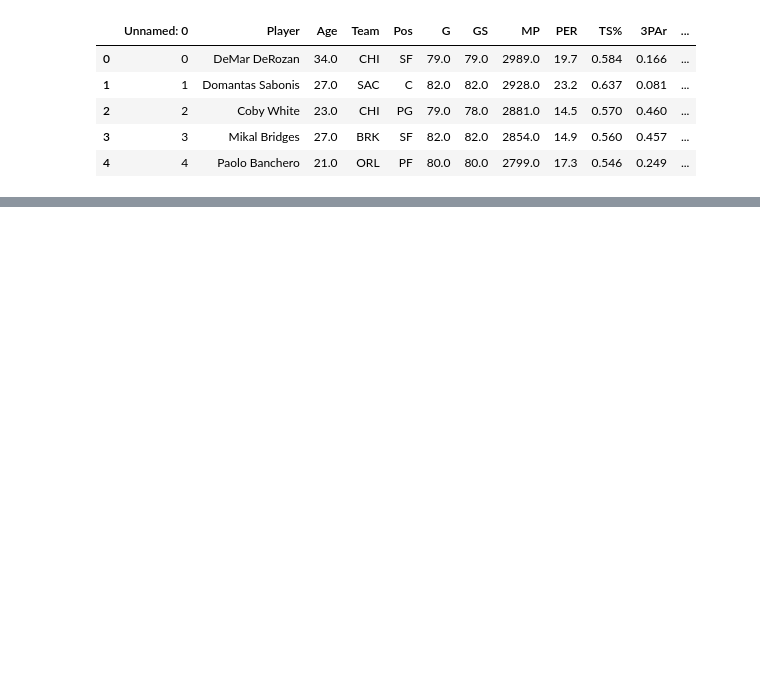
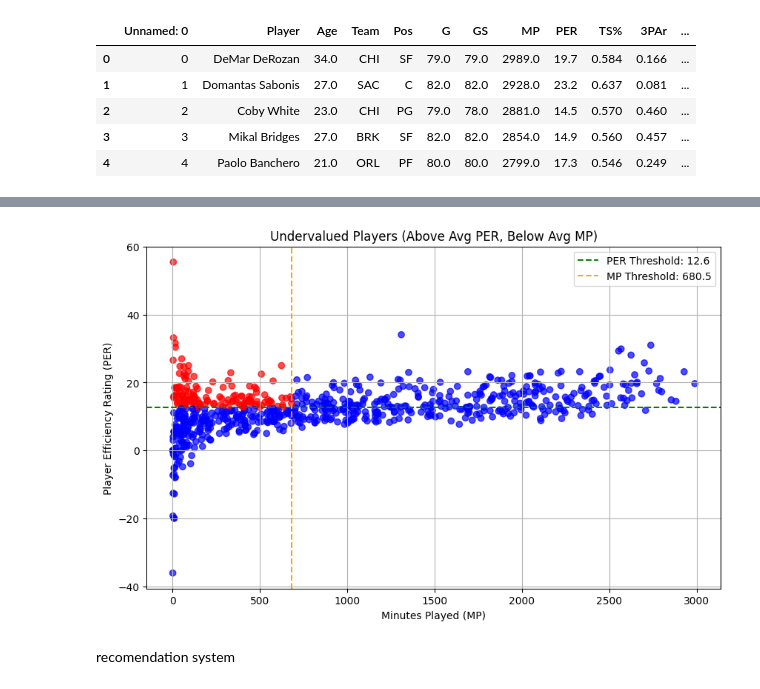
Before and after one commit to patience275/nba, a Jupyter notebook: wnba_2.ipynb, the cells around one changed output, grey strips where cells are left out. Saved outputs shown, nothing was run; the diff lists cells and outputs as text; code cells hidden in the pictures; blank space fills up the shorter version.

```diff
--- a/wnba_2.ipynb
+++ b/wnba_2.ipynb
@@ -4,7 +4,7 @@
 import pandas as pd
 # %%
 pd.set_option('display.max_columns',None)
-df=pd.read_csv('/content/drive/MyDrive/dataaaaa/new_wnba.csv')
+df=pd.read_csv('/workspaces/wnba/new_wnba.csv')
 df.head()
 # %% [output]
 |  | Unnamed: 0 | Player | Age | Team | Pos | G | GS | MP | PER | TS% | 3PAr | ... |
@@ -56,6 +53,0 @@ metrics=[ 'PER','TS%','USG%', 'WS/48', 'BPM','VORP']
-# %%
-from sklearn.preprocessing import StandardScaler
-scaler=StandardScaler()
-metrics_norm=scaler.fit_transform(df[metrics])
-
-df[[m+'_norm' for m in metrics]] = metrics_norm
@@ -62,3 +80,8 @@ df[[m+'_norm' for m in metrics]] = metrics_norm
+# %%
+per_thershold=12.60
+mp_thershold=680.5
+
+df['undervalued']=(df['PER']>per_thershold)& (df['MP']< mp_thershold)
 # %%
 df.head()
 # %% [output]
@@ -68,5 +91,3 @@ df.head()
 | 2 | 2 | Coby White | 23.0 | CHI | PG | 79.0 | 78.0 | 2881.0 | 14.5 | 0.570 | 0.460 | ... |
 | 3 | 3 | Mikal Bridges | 27.0 | BRK | SF | 82.0 | 82.0 | 2854.0 | 14.9 | 0.560 | 0.457 | ... |
 | 4 | 4 | Paolo Banchero | 21.0 | ORL | PF | 80.0 | 80.0 | 2799.0 | 17.3 | 0.546 | 0.249 | ... |
-# %%
-df['PerfScore'] = df[[m+'_norm' for m in metrics]].mean(axis=1)
@@ -340,0 +115,33 @@ Index(['Age', 'G', 'GS', 'MP', 'PER', 'TS%', '3PAr', 'FTr', 'ORB%', 'DRB%',
+# %%
+import pandas as pd
+import matplotlib.pyplot as plt
+
+# Assuming you already have your DataFrame `df`
+# And you've set your thresholds:
+per_thershold=12.60
+mp_thershold=680.5
+
+# Create 'Undervalued' column
+df['undervalued'] = (df['PER'] > per_thershold) & (df['MP'] < mp_thershold)
+
+# Scatter Plot
+plt.figure(figsize=(10, 6))
+colors = df['undervalued'].map({True: 'red', False: 'blue'})
+
+plt.scatter(df['MP'], df['PER'], c=colors, alpha=0.7)
+
+# Add cutoff lines
+plt.axhline(y=per_thershold, color='green', linestyle='--', label=f'PER Threshold: {per_thershold}')
+plt.axvline(x=mp_thershold, color='orange', linestyle='--', label=f'MP Threshold: {mp_thershold}')
+
+# Labels and title
+plt.xlabel('Minutes Played (MP)')
+plt.ylabel('Player Efficiency Rating (PER)')
+plt.title('Undervalued Players (Above Avg PER, Below Avg MP)')
+plt.legend()
+plt.grid(True)
+plt.show()
+# %% [output]
+[figure, added]
+# %% [markdown]
+recomendation system
```
Also changed, not shown: parts of 39 cells of this notebook.
